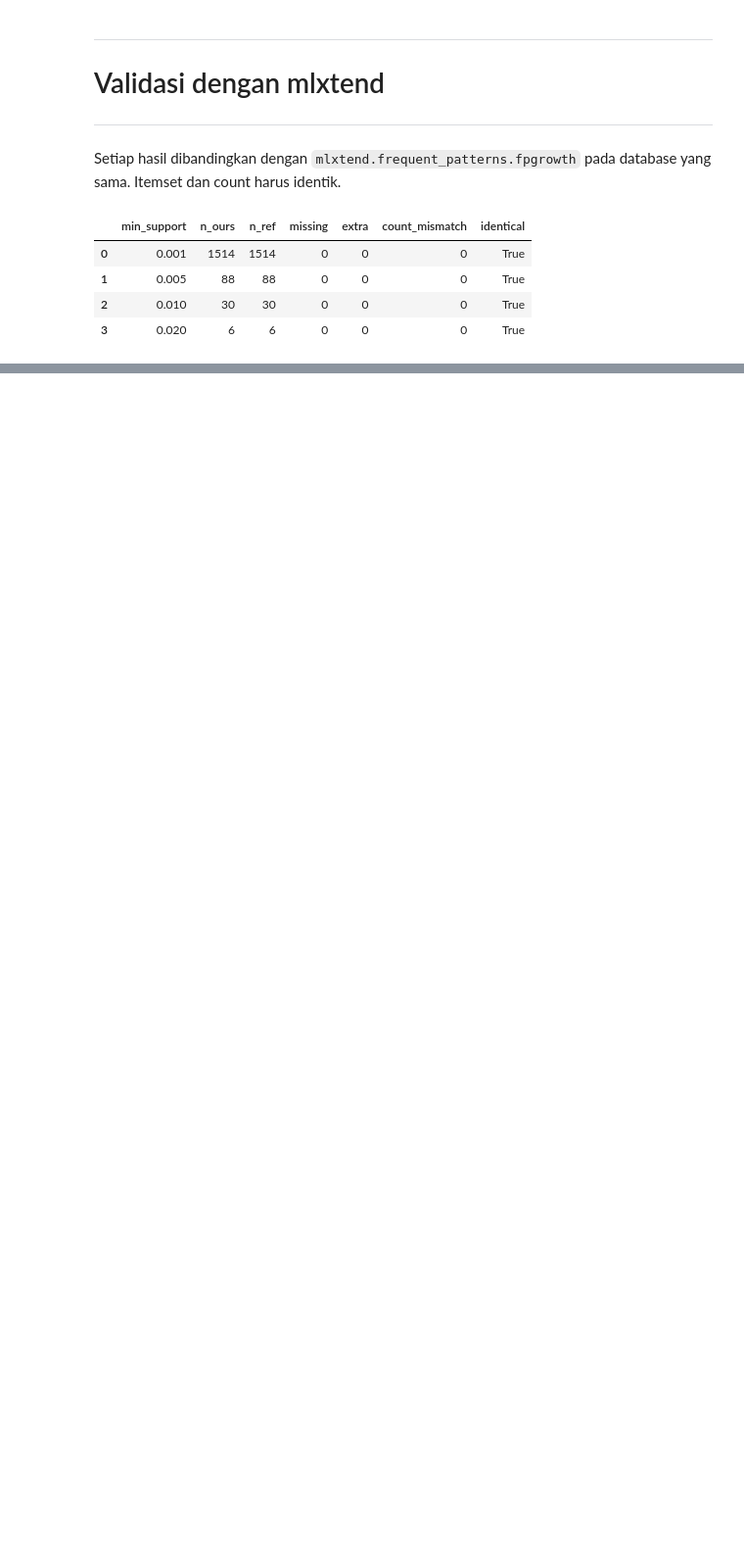
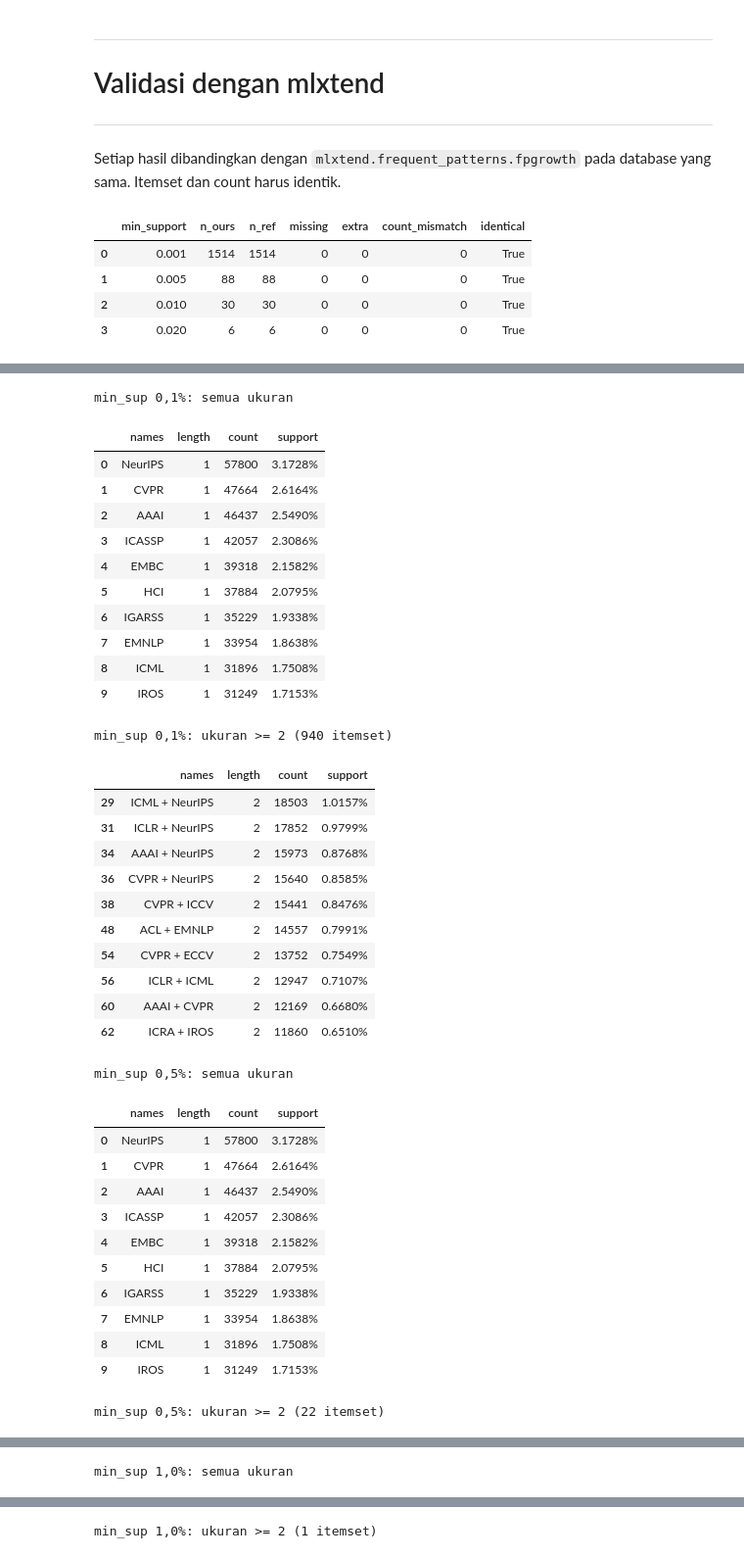
Before and after one commit to mahesa005/conference-pattern-mining-dblp, a Jupyter notebook: notebooks/04_fpgrowth.ipynb, the cells around one changed output, grey strips where cells are left out. Shown at 98% size. Drawn from its saved outputs; the diff is of its cells as text; code cells hidden in the pictures; blank space fills up the shorter version.

```diff
--- a/notebooks/04_fpgrowth.ipynb
+++ b/notebooks/04_fpgrowth.ipynb
@@ -310,0 +344,49 @@ checks
+# %%
+cols = ["names", "length", "count", "support"]
+for ms, df in frames.items():
+    top = df.head(CFG.TOP_K)[cols]
+    top_k2 = df[df["length"] >= 2].head(CFG.TOP_K)[cols]
+    save_table(top, f"t4_fpgrowth_top10_{tag(ms)}.csv", index=False)
+    save_table(top_k2, f"t4_fpgrowth_top10_k2plus_{tag(ms)}.csv", index=False)
+    print(f"\nmin_sup {pct_id(ms * 100)}: semua ukuran")
+    display(top.style.format({"support": "{:.4%}"}))
+    print(f"min_sup {pct_id(ms * 100)}: ukuran >= 2 ({len(df[df['length'] >= 2])} itemset)")
+    display(top_k2.style.format({"support": "{:.4%}"}))
+# %% [output]
+min_sup 0,1%: semua ukuran
+|  | names | length | count | support |
+| 0 | NeurIPS | 1 | 57800 | 3.1728% |
+| 1 | CVPR | 1 | 47664 | 2.6164% |
+| 2 | AAAI | 1 | 46437 | 2.5490% |
+| 3 | ICASSP | 1 | 42057 | 2.3086% |
+| 4 | EMBC | 1 | 39318 | 2.1582% |
+| 5 | HCI | 1 | 37884 | 2.0795% |
+| 6 | IGARSS | 1 | 35229 | 1.9338% |
+| 7 | EMNLP | 1 | 33954 | 1.8638% |
+| 8 | ICML | 1 | 31896 | 1.7508% |
+| 9 | IROS | 1 | 31249 | 1.7153% |
+min_sup 0,1%: ukuran >= 2 (940 itemset)
+|  | names | length | count | support |
+| 29 | ICML + NeurIPS | 2 | 18503 | 1.0157% |
+| 31 | ICLR + NeurIPS | 2 | 17852 | 0.9799% |
+| 34 | AAAI + NeurIPS | 2 | 15973 | 0.8768% |
+| 36 | CVPR + NeurIPS | 2 | 15640 | 0.8585% |
+| 38 | CVPR + ICCV | 2 | 15441 | 0.8476% |
+| 48 | ACL + EMNLP | 2 | 14557 | 0.7991% |
+| 54 | CVPR + ECCV | 2 | 13752 | 0.7549% |
+| 56 | ICLR + ICML | 2 | 12947 | 0.7107% |
+| 60 | AAAI + CVPR | 2 | 12169 | 0.6680% |
+| 62 | ICRA + IROS | 2 | 11860 | 0.6510% |
+min_sup 0,5%: semua ukuran
+|  | names | length | count | support |
+| 0 | NeurIPS | 1 | 57800 | 3.1728% |
+| 1 | CVPR | 1 | 47664 | 2.6164% |
+| 2 | AAAI | 1 | 46437 | 2.5490% |
+| 3 | ICASSP | 1 | 42057 | 2.3086% |
+| 4 | EMBC | 1 | 39318 | 2.1582% |
+| 5 | HCI | 1 | 37884 | 2.0795% |
+| 6 | IGARSS | 1 | 35229 | 1.9338% |
+| 7 | EMNLP | 1 | 33954 | 1.8638% |
+| 8 | ICML | 1 | 31896 | 1.7508% |
+| 9 | IROS | 1 | 31249 | 1.7153% |
+min_sup 0,5%: ukuran >= 2 (22 itemset)
@@ -310,0 +404 @@ checks
+min_sup 1,0%: semua ukuran
@@ -310,0 +416 @@ checks
+min_sup 1,0%: ukuran >= 2 (1 itemset)
```
Also changed, not shown: parts of 10 cells of this notebook, 1 other file.
